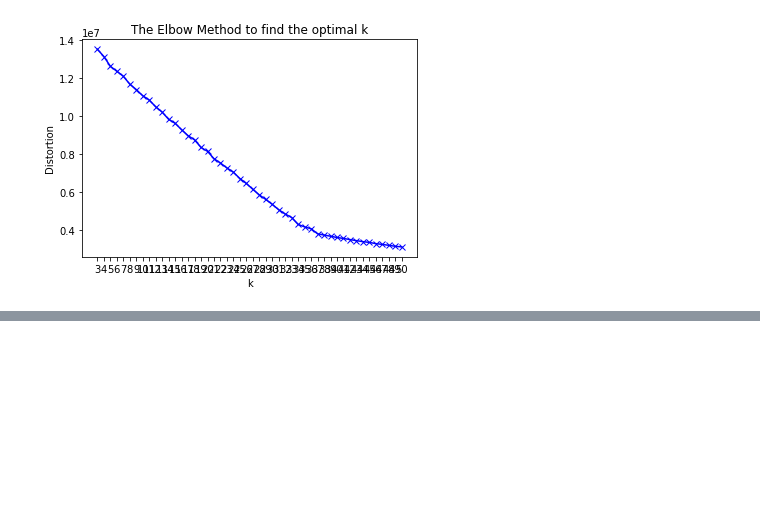
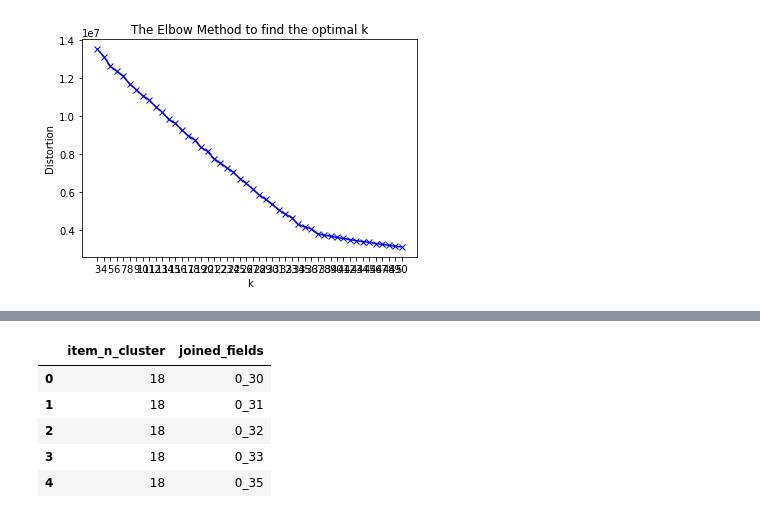
Before and after one commit to AlessandroBiagi/DataScienceProjects, a Jupyter notebook: Future_Sales/scripts/Predict_Future_Sales.ipynb, the cells around one changed output, grey strips where cells are left out. Saved outputs shown, nothing was run; the diff lists cells and outputs as text; code cells hidden in the pictures; blank space fills up the shorter version.

```diff
--- a/Future_Sales/scripts/Predict_Future_Sales.ipynb
+++ b/Future_Sales/scripts/Predict_Future_Sales.ipynb
@@ -1374,0 +1379,3 @@ y_kmeans = kmeans.predict(df_stand)
+# %%
+df_means = pd.DataFrame(data=y_kmeans,
+                       columns=['item_n_cluster'])
@@ -1374,0 +1401,15 @@ y_kmeans = kmeans.predict(df_stand)
+# %%
+df_xgb_means_prep = df_clusters[['joined_fields']].copy()
+# %%
+df_xgb_means_prep = pd.merge(df_means, df_xgb_means_prep,
+                        left_index=True, right_index=True,
+                        how='left')
+# %%
+df_xgb_means_prep.head()
+# %% [output]
+|  | item_n_cluster | joined_fields |
+| 0 | 18 | 0_30 |
+| 1 | 18 | 0_31 |
+| 2 | 18 | 0_32 |
+| 3 | 18 | 0_33 |
+| 4 | 18 | 0_35 |
```
Also changed, not shown: parts of 22 cells of this notebook.
